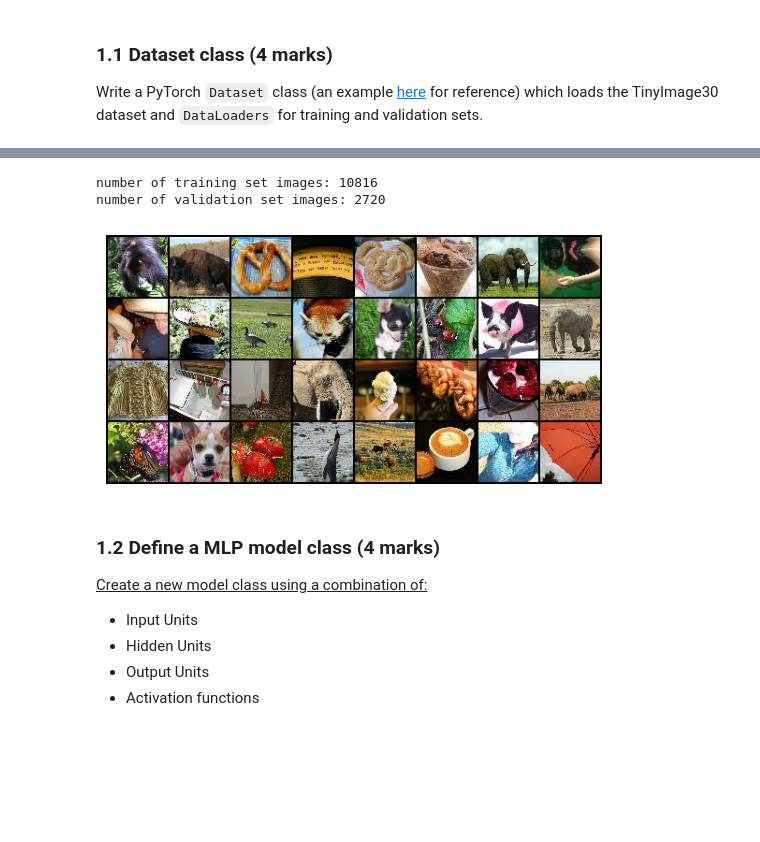
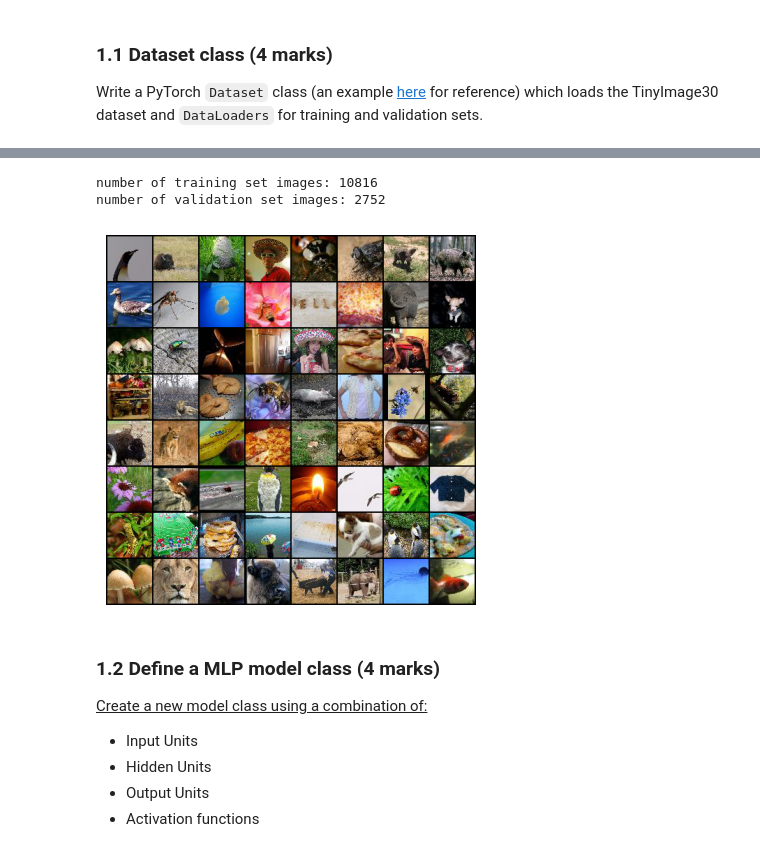
Before and after one commit to Arahi20/Tinyimage30_Image_classification, a Jupyter notebook: COMP5625M_assessment2024_problem.ipynb, the cells around one changed output, grey strips where cells are left out. Drawn from its saved outputs; the diff is of its cells as text; code cells hidden in the pictures; blank space fills up the shorter version.

```diff
--- a/COMP5625M_assessment2024_problem.ipynb
+++ b/COMP5625M_assessment2024_problem.ipynb
@@ -242,32 +225,30 @@ Expected an image of a banana and associated label 1.
 # %%
 # adjust appropriately depending on GPU resources available / size of problem to speed up training
-BATCH_SIZE = 32
+BATCH_SIZE = 64
 # adjust appropriately depending on CPU architecture to speed-up loading
 NUM_WORKERS = 0
-
-# from created partitions LOAD:
 
 # the training set
 train_loader = DataLoader(train_set, batch_size=BATCH_SIZE,
                           num_workers=NUM_WORKERS, sampler=train_sampler)
 
 # validation set
 validation_loader = DataLoader(validation_set, batch_size=BATCH_SIZE,
                           num_workers=NUM_WORKERS, sampler=validation_sampler)
 
 # by confirming size of partitions after loading
 print("number of training set images: " + str(len(train_loader)*BATCH_SIZE))
 print("number of validation set images: " + str(len(validation_loader)*BATCH_SIZE))
 
 dataiter = iter(train_loader)
 images, labels = next(dataiter)
 
 # show images and labels
 _ = timshow(torchvision.utils.make_grid(images))
 # %% [output]
 number of training set images: 10816
-number of validation set images: 2720
+number of validation set images: 2752
-[figure, old version]
+[figure, new version]
 # %% [markdown]
 ### 1.2 Define a MLP model class (4 marks)
 
```
Also changed, not shown: parts of 8 cells of this notebook, 7 other files.
